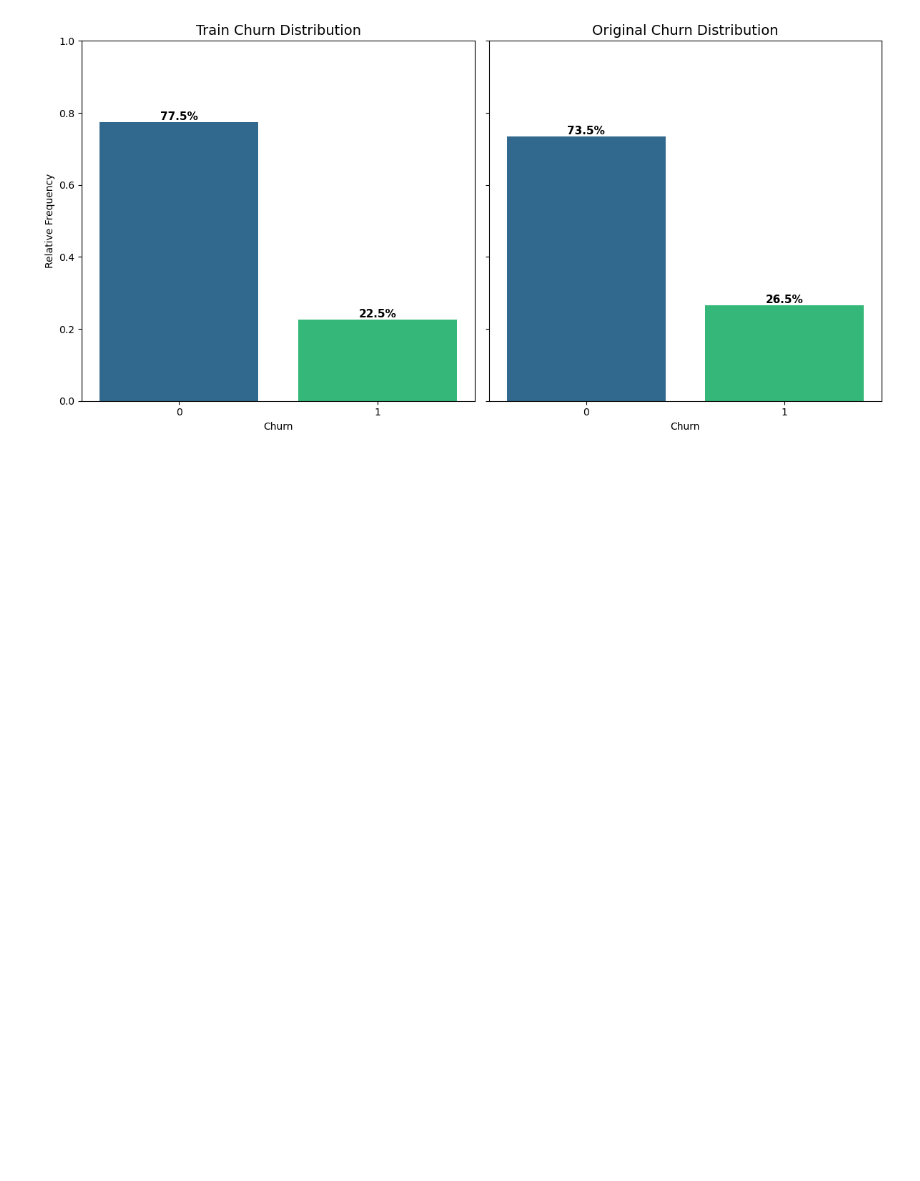
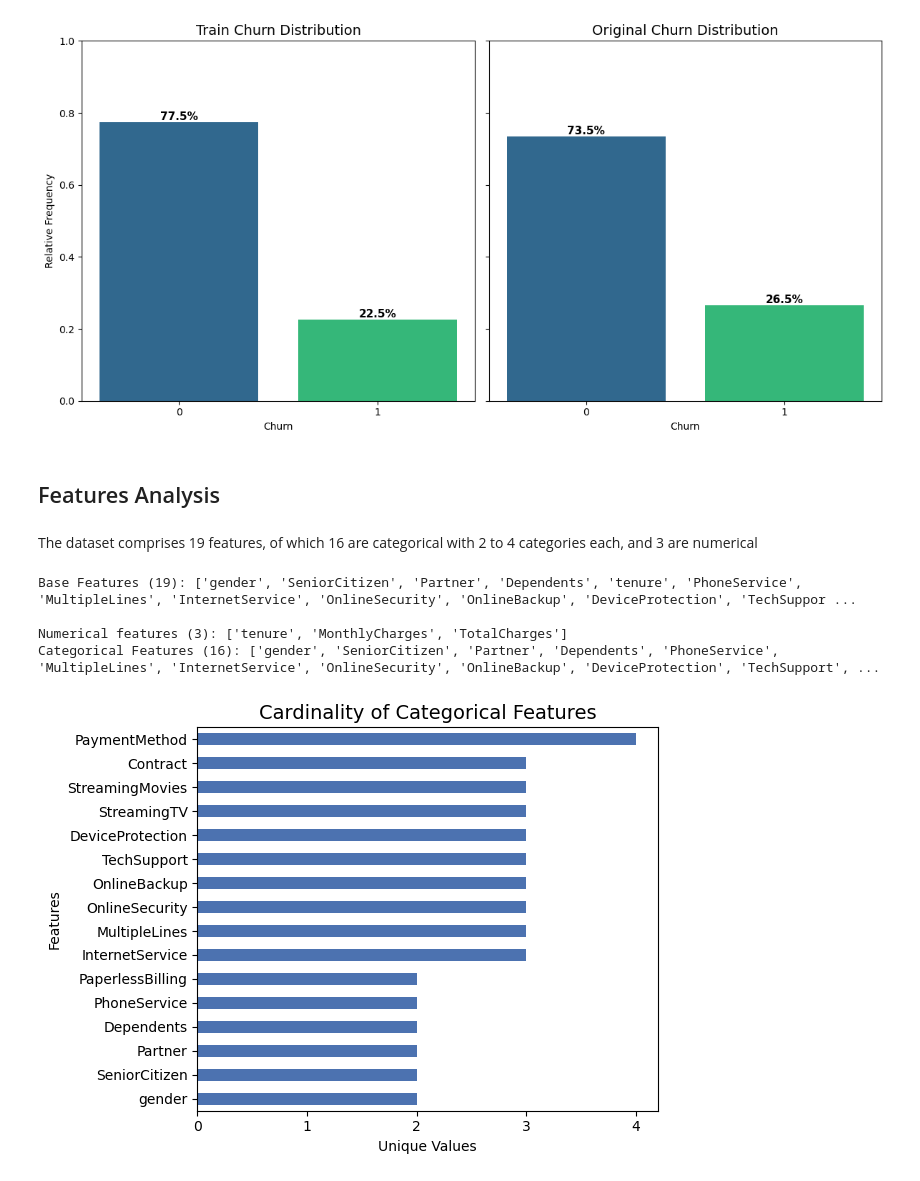
Before and after one commit to jmanuelascacibar/ps6_03_predicting_customer_churn, a Jupyter notebook: eda.ipynb, the cells around one changed output. Drawn from its saved outputs; the diff is of its cells as text; code cells hidden in the pictures; blank space fills up the shorter version.

Commit message:
Feature Analysis - Numerical dist analysis

```diff
--- a/eda.ipynb
+++ b/eda.ipynb
@@ -105,3 +104,23 @@ plt.tight_layout()
 plt.show()
 # %% [output]
 [figure]
+# %% [markdown]
+## Features Analysis
+# %% [markdown]
+The dataset comprises 19 features, of which 16 are categorical with 2 to 4 categories each, and 3 are numerical
+# %%
+print(f"Base Features ({len(FEATS)}): {FEATS}\n")
+print(f"Numerical features ({len(NUMS)}): {NUMS}")
+print(f"Categorical Features ({len(CATS)}): {CATS}")
+ax = train[CATS].nunique().sort_values().plot.barh(color="#4C72B0")
+ax.xaxis.set_major_locator(plt.MaxNLocator(integer=True))
+ax.set_title("Cardinality of Categorical Features", fontsize=14)
+ax.set_xlabel("Unique Values")
+ax.set_ylabel("Features")
+plt.tight_layout()
+# %% [output]
+Base Features (19): ['gender', 'SeniorCitizen', 'Partner', 'Dependents', 'tenure', 'PhoneService', 'MultipleLines', 'InternetService', 'OnlineSecurity', 'OnlineBackup', 'DeviceProtection', 'TechSuppor ...
+
+Numerical features (3): ['tenure', 'MonthlyCharges', 'TotalCharges']
+Categorical Features (16): ['gender', 'SeniorCitizen', 'Partner', 'Dependents', 'PhoneService', 'MultipleLines', 'InternetService', 'OnlineSecurity', 'OnlineBackup', 'DeviceProtection', 'TechSupport', ...
+[figure, added]
```
Also changed, not shown: parts of 11 cells of this notebook.
